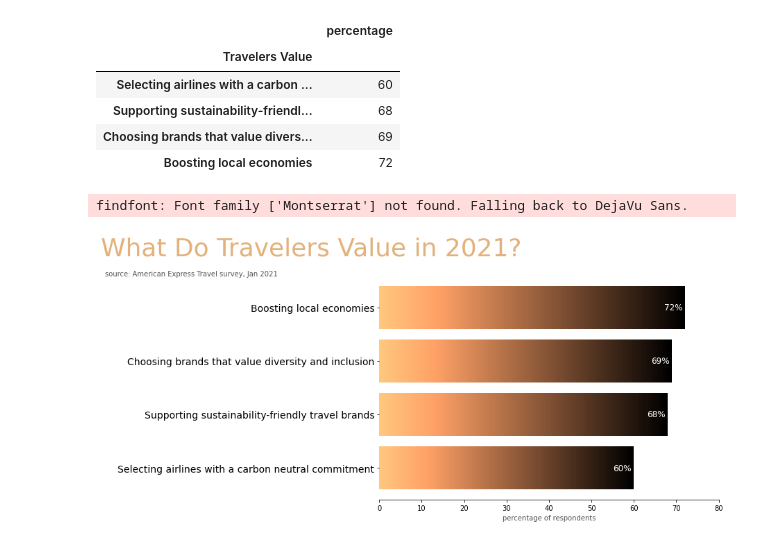
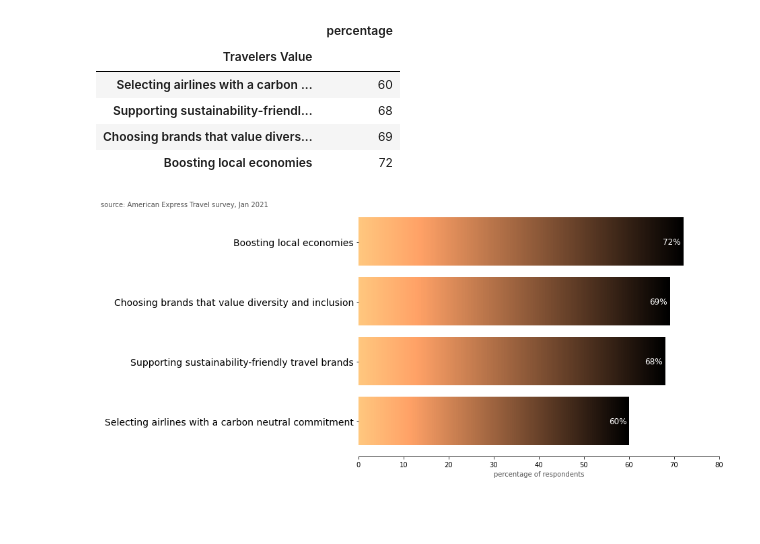
Before and after one commit to LeeProut/travel-trends, a Jupyter notebook: travel-trends.ipynb, the cells around one changed output. Saved outputs shown, nothing was run; the diff lists cells and outputs as text; code cells hidden in the pictures; blank space fills up the shorter version.

Commit message:
removed title from charts

```diff
--- a/travel-trends.ipynb
+++ b/travel-trends.ipynb
@@ -182,9 +182,9 @@ ax.xaxis.set_major_formatter(mpl.ticker.StrMethodFormatter('{x:,.0f}'))
 ax.set(xlim=[0, 80])
 
 # Set title
-title = plt.title(sus_plot_title, pad=30, fontsize=title_size, fontname='Montserrat', color=title_color)
-title.set_position([-0.2, 1])
-plt.subplots_adjust(top=0.9, bottom=0.5, left=0.1)
+# title = plt.title(sus_plot_title, pad=30, fontsize=title_size, fontname='Montserrat', color=title_color)
+# title.set_position([-0.2, 1])
+# plt.subplots_adjust(top=0.9, bottom=0.5, left=0.1)
 
 # Adjust subplots
 # plt.subplots_adjust(top=1, bottom=0.1)
@@ -223,34 +223,33 @@ for rect in rects:
         # Horizontally align label at right
         ha = 'right'
 
     # Use X value as label and format number with one decimal place
     label = '{:,.0f}%'.format(x_value)
 
     # Create annotation
     plt.annotate(
         label,                      # Use `label` as label
         (x_value, y_value),         # Place label at end of the bar
         xytext=(space, 0),          # Horizontally shift label by `space`
         textcoords='offset points', # Interpret `xytext` as offset in points
         va='center',                # Vertically center label
         ha=ha,                      # Horizontally align label differently for positive and negative values
         color = 'white',
         fontsize=12)            # Change label color to white
 
 # Set subtitle
 trans = ax.get_xaxis_transform() # x in data untis, y in axes fraction
-ann = ax.annotate(sus_subtitle, xy=(-24,1), xycoords=trans, horizontalalignment='right', color='#525252')
+ann = ax.annotate(sus_subtitle, xy=(-20,1), xycoords=trans, horizontalalignment='right', color='#525252')
 
 #style y-ticks
 plt.yticks(fontsize=14, fontname='Montserrat')
 
 #Set x-label
 ax.set_xlabel(lux_x_label, color='#525252')
 
 plt.tight_layout()
 
 # save figure
-plt.savefig("images/values.png")
+plt.savefig("images/values_sanstitle.png")
 # %% [output]
-findfont: Font family ['Montserrat'] not found. Falling back to DejaVu Sans.
-[figure, old version]
+[figure, new version]
```
Also changed, not shown: parts of 1 cell of this notebook, 2 other files.
